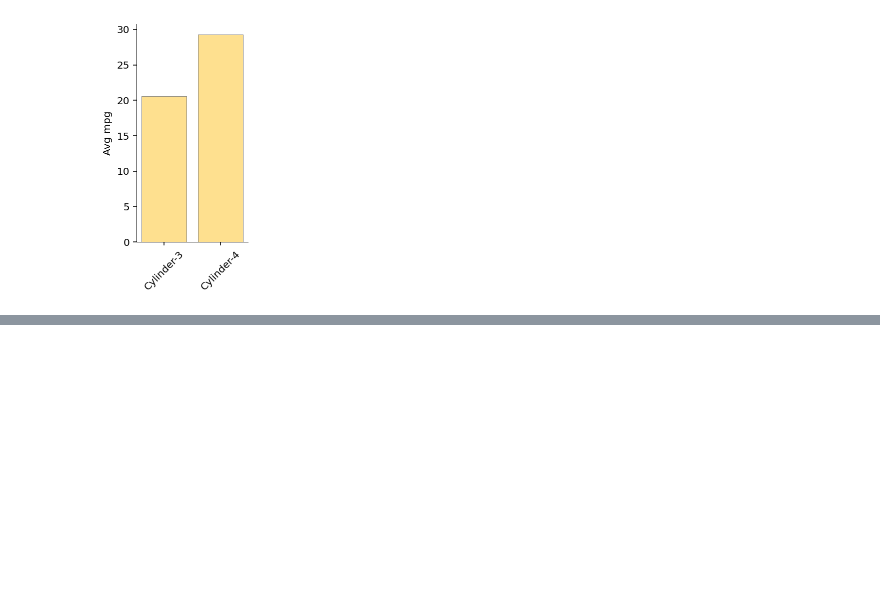
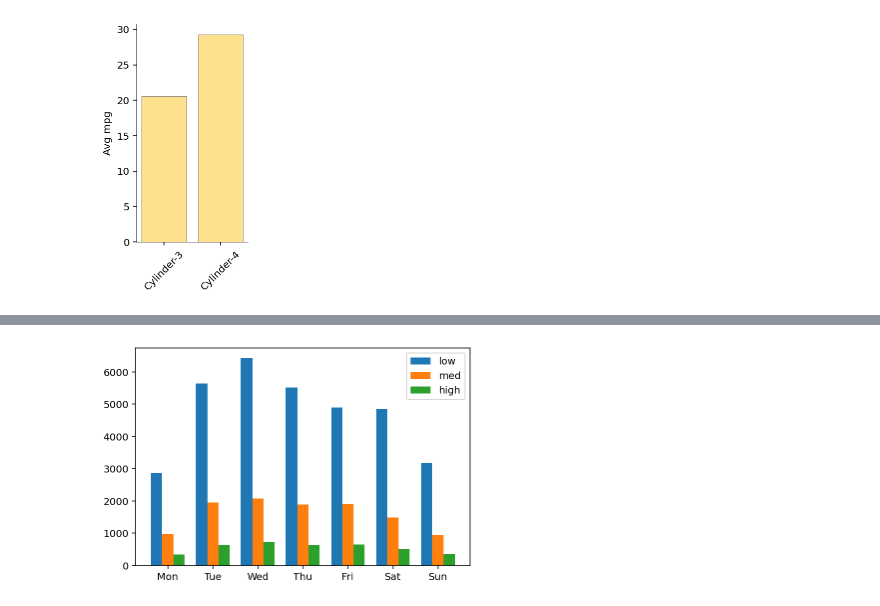
Before and after one commit to parrt/msds593, a Jupyter notebook: notebooks/matplotlib-beautify.ipynb, the cells around one changed output, grey strips where cells are left out. Drawn from its saved outputs; the diff is of its cells as text; code cells hidden in the pictures; blank space fills up the shorter version.

```diff
--- a/notebooks/matplotlib-beautify.ipynb
+++ b/notebooks/matplotlib-beautify.ipynb
@@ -568,0 +575,16 @@ plt.show()
+# %%
+high = np.array([ 337, 628,   722,  636,  649,  510,  351])
+med  = np.array([ 969, 1950, 2077, 1886, 1905, 1479,  942])
+low  = np.array([2866, 5643, 6425, 5521, 4897, 4845, 3179])
+# %%
+fig, ax = plt.subplots()
+w = .25 # Use 25% of each slot (day of week) per bar, leaving 25% for spacing
+ax.bar(np.arange(7)-w, low,  width=w, label="low")
+ax.bar(np.arange(7),   med,  width=w, label="med")
+ax.bar(np.arange(7)+w, high, width=w, label="high")
+ax.set_xticks(np.arange(7))
+ax.set_xticklabels(['Mon','Tue','Wed','Thu','Fri','Sat','Sun'])
+plt.legend() # use labels from bar() calls
+plt.show()
+# %% [output]
+[figure, added]
```
Also changed, not shown: parts of 5 cells of this notebook.
